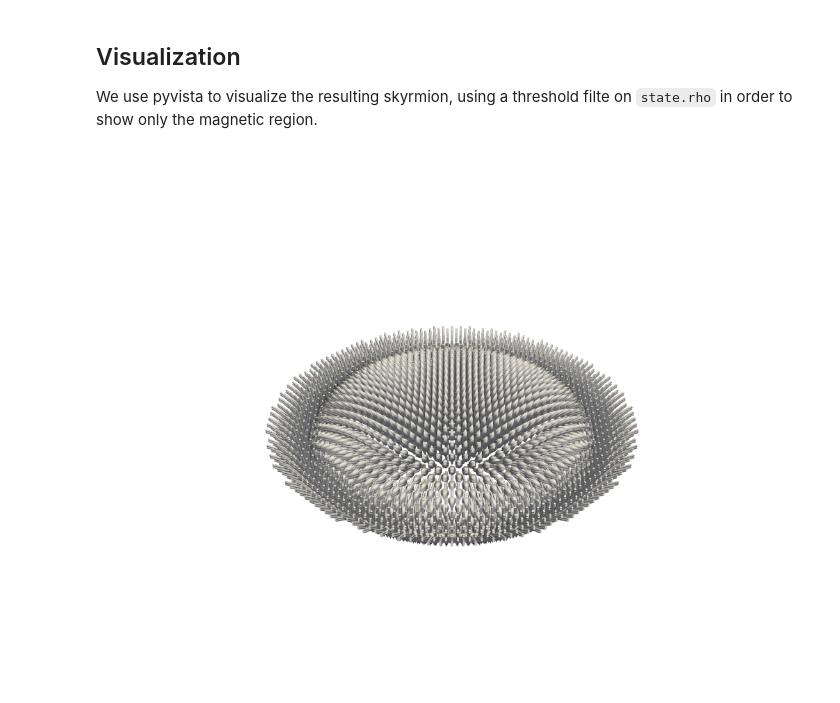
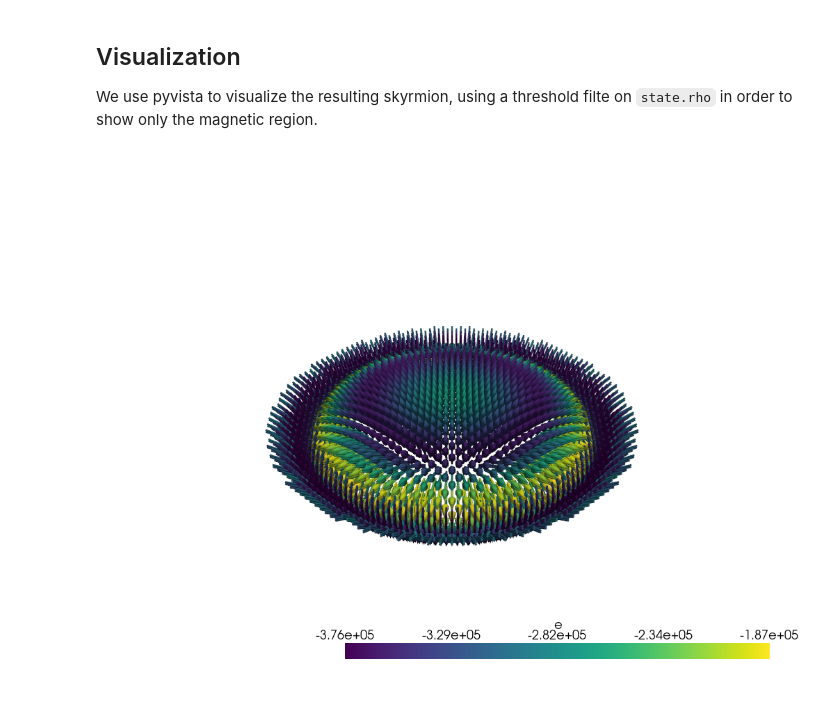
Before and after one commit to DavidLanders95/NeuralMagFork, a Jupyter notebook: docs/examples/skyrmion-disk.ipynb, the cells around one changed output. Saved outputs shown, nothing was run; the diff lists cells and outputs as text; code cells hidden in the pictures.

```diff
--- a/docs/examples/skyrmion-disk.ipynb
+++ b/docs/examples/skyrmion-disk.ipynb
@@ -93,12 +93,12 @@ We use pyvista to visualize the resulting skyrmion, using a threshold filte on `
 # %%
 grid = pv.read("skyrmion-disk/m.vti")
 
 thresholded = grid.threshold(value=0.5, scalars="rho", preference="cell")
 glyphs = thresholded.glyph(orient="m", scale="m", factor=1e-8)
 
 # Plot
 plotter = pv.Plotter()
-plotter.add_mesh(glyphs, color="white", lighting=True, smooth_shading=True)
+plotter.add_mesh(glyphs, scalars="e", lighting=True, smooth_shading=True)
 plotter.show()
 # %% [output]
-[figure, old version]
+[figure, new version]
```
Also changed, not shown: parts of 4 cells of this notebook, 1 other file.
